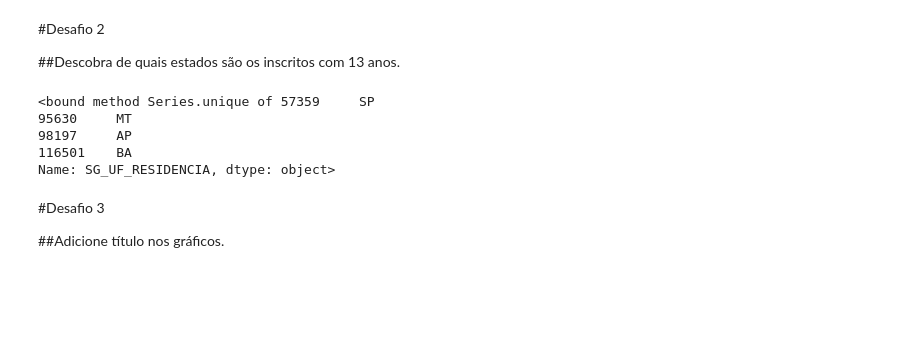
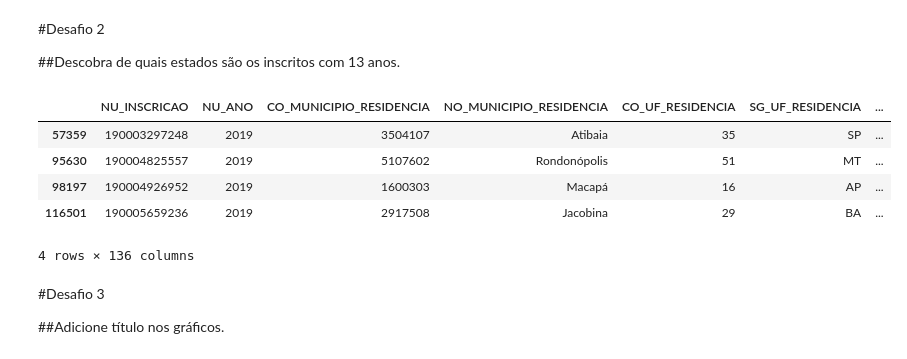
Before and after one commit to slealamanda/imersao-de-dados-alura, a Jupyter notebook: imersao_de_dados_1.ipynb, the cells around one changed output. Saved outputs shown, nothing was run; the diff lists cells and outputs as text; code cells hidden in the pictures; blank space fills up the shorter version.

```diff
--- a/imersao_de_dados_1.ipynb
+++ b/imersao_de_dados_1.ipynb
@@ -290,13 +290,14 @@ df
 
 ##Descobra de quais estados são os inscritos com 13 anos.
 # %%
-dataset.loc[dataset["NU_IDADE"] == 13]["SG_UF_RESIDENCIA"].unique
+dataset.query("NU_IDADE == 13")
 # %% [output]
+|  | NU_INSCRICAO | NU_ANO | CO_MUNICIPIO_RESIDENCIA | NO_MUNICIPIO_RESIDENCIA | CO_UF_RESIDENCIA | SG_UF_RESIDENCIA | ... |
+| 57359 | 190003297248 | 2019 | 3504107 | Atibaia | 35 | SP | ... |
+| 95630 | 190004825557 | 2019 | 5107602 | Rondonópolis | 51 | MT | ... |
+| 98197 | 190004926952 | 2019 | 1600303 | Macapá | 16 | AP | ... |
+| 116501 | 190005659236 | 2019 | 2917508 | Jacobina | 29 | BA | ... |
-<bound method Series.unique of 57359     SP
-95630     MT
-98197     AP
-116501    BA
-Name: SG_UF_RESIDENCIA, dtype: object>
+4 rows × 136 columns
 # %% [markdown]
 #Desafio 3
 
```
Also changed, not shown: parts of 3 cells of this notebook.
